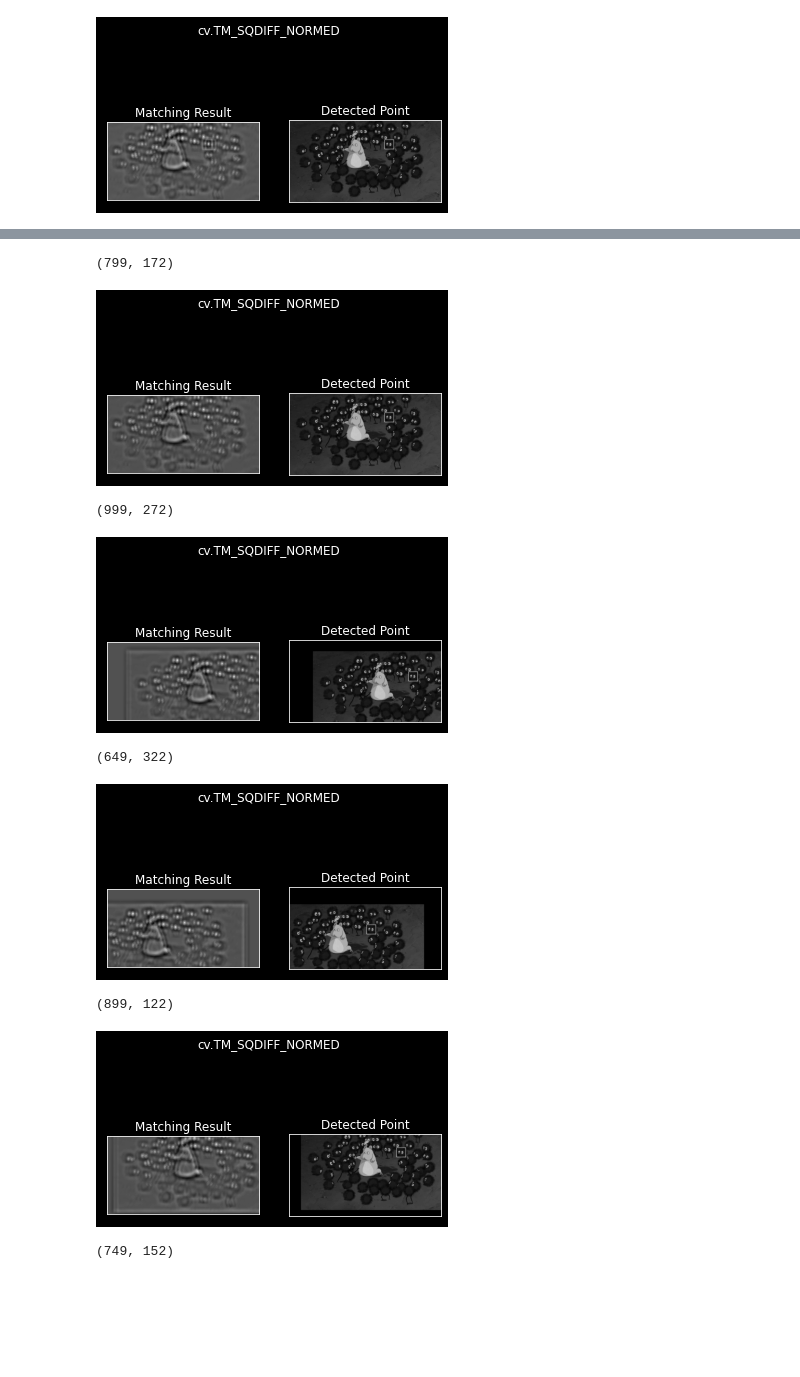
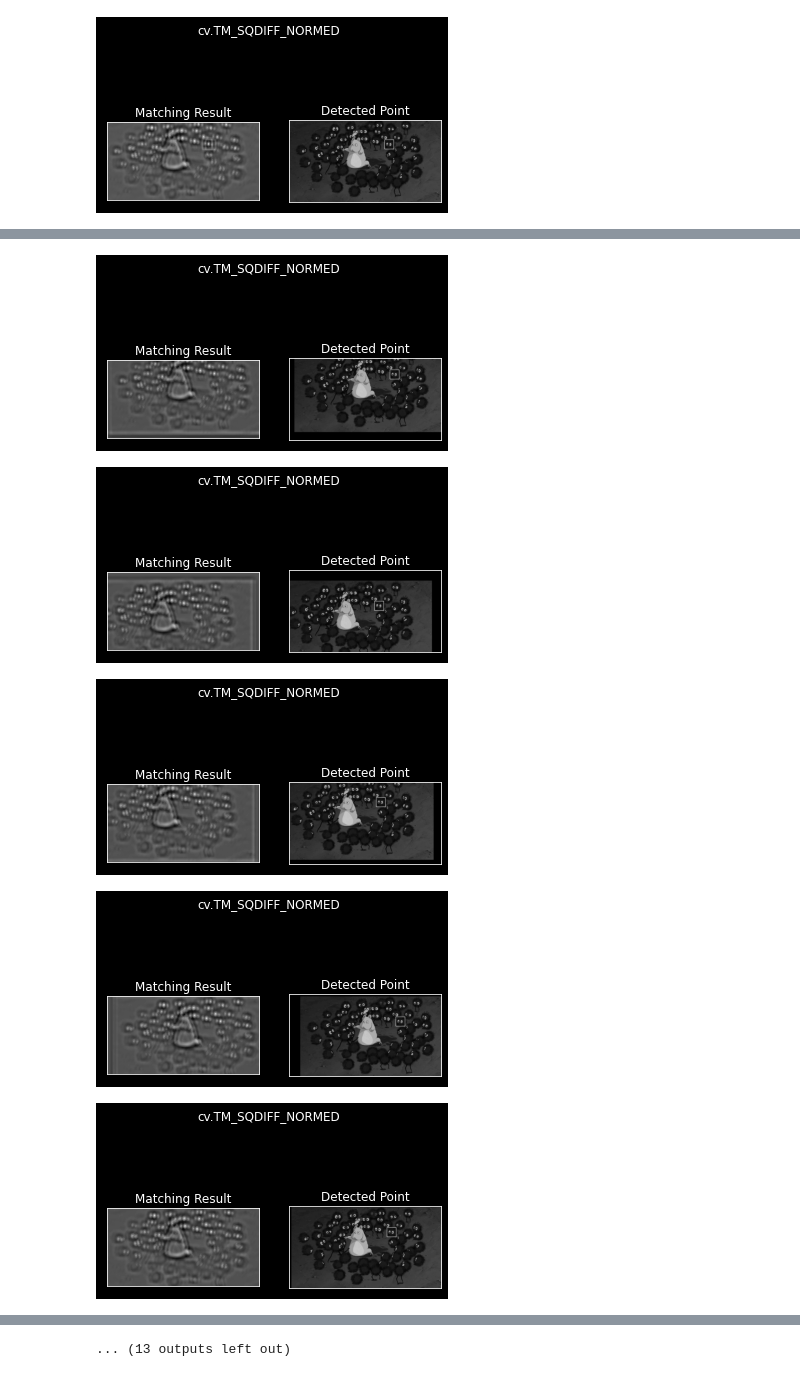
Before and after one commit to SaraLab-Group/m25-napari, a Jupyter notebook: notebooks/template_matching.ipynb, the cells around one changed output, grey strips where cells are left out. Cells and saved outputs as stored; diff of their text form; code cells hidden in the pictures; blank space fills up the shorter version.

Commit message:
notebook that saves coordinates of offsets using opencv template matching
needs subpixel registration if needed.

```diff
--- a/notebooks/template_matching.ipynb
+++ b/notebooks/template_matching.ipynb
@@ -61,9 +0,0 @@ def dask_raw_ds(folder_name,px_depth):
-# %%
-px_depth = 'uint16'
-# px_depth = 'uint8'
-height = 600
-width =960
-
-raw_M25_volume = [dask_raw_ds(fd,px_depth) for fd in folder_names]
-stack = da.concatenate(raw_M25_volume, axis=1)
-# stack_max_projection= np.array([ da.max(stack[:,i,:,:],axis=0) for i in range(stack.shape[1])])
@@ -381,8 +147,13 @@ viewer.add_image(cropped_img)
 # %%
 from cupyx.scipy.ndimage import shift
 import cupy as cp
+import random
 
-shift_stack_coord =[[0,0],[100,200], [150,-150],[-50,100],[-20,-50]]
+random.seed(1)
+
+shift_stack_coord =[(random.randrange(-100,100),random.randrange(-100,100)) for i in range(25)]
+shift_stack_coord[12] =(0,0)
+# shift_stack_coord =[[0,0],[100,200], [150,-150],[-50,100],[-20,-50]]
 img_stack = []
 
 for i in range(len(shift_stack_coord)):
@@ -413,28 +181,33 @@ interactive(children=(IntSlider(value=0, description='stack_idx', max=4), Output
 # %%
 w,h = template.shape
 
 coord= []
 
 for i in range(stack.shape[0]):
     method = eval(methods[0]) # This method parses expression and runs ()
     # Apply template Matching
     # Slide through image and compare template patches.
     # Comparison of best matches is foudn as global minn in SQDIFF or max in CCORR or CCOEF.
     res = cv.matchTemplate(stack[i],template,method)
     min_val, max_val, min_loc, max_loc = cv.minMaxLoc(res)
     # If the method is TM_SQDIFF or TM_SQDIFF_NORMED, take minimum
     if method in [cv.TM_SQDIFF, cv.TM_SQDIFF_NORMED]:
         top_left = min_loc
     else:
         top_left = max_loc
     bottom_right = (top_left[0] + w, top_left[1] + h)
-    coord.append(top_left)
-    print(top_left)
+    coord.append((top_left[1],top_left[0]))
+#     print(top_left)
     cv.rectangle(stack[i],top_left, bottom_right, 255, 2)
     plt.subplot(121),plt.imshow(res,cmap = 'gray')
     plt.title('Matching Result'), plt.xticks([]), plt.yticks([])
     plt.subplot(122),plt.imshow(stack[i],cmap = 'gray')
     plt.title('Detected Point'), plt.xticks([]), plt.yticks([])
     plt.suptitle(meth)
     plt.show()
 # %% [output]
+[figure, new version]
+[figure, new version]
+[figure, new version]
+[figure, new version]
+[figure, new version]
@@ -441,9 +221 @@ for i in range(stack.shape[0]):
-(799, 172)
+... (13 outputs left out)
-[figure, old version]
-(999, 272)
-[figure, old version]
-(649, 322)
-[figure, old version]
-(899, 122)
-[figure, old version]
-(749, 152)
```
Also changed, not shown: parts of 26 cells of this notebook.
